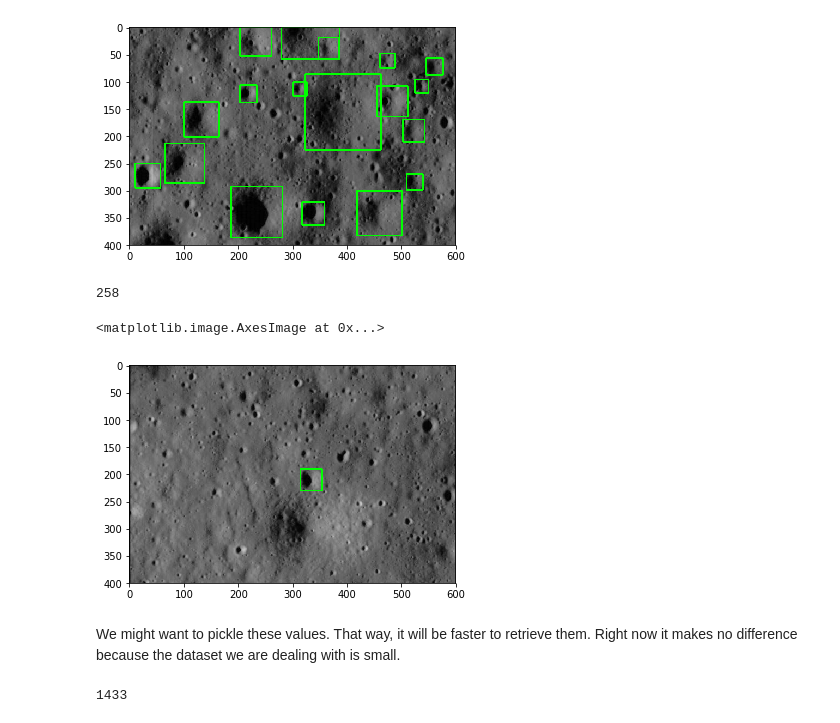
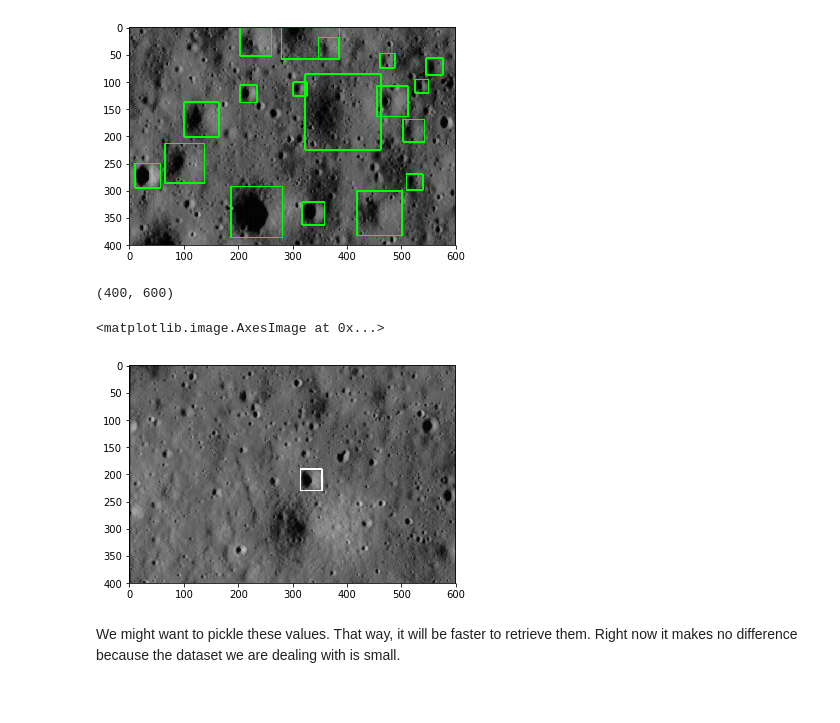
Before and after one commit to thibaudteil/OpNav_Tracking, a Jupyter notebook: Notebook/neural_network.ipynb, the cells around one changed output. Saved outputs shown, nothing was run; the diff lists cells and outputs as text; code cells hidden in the pictures.

```diff
--- a/Notebook/neural_network.ipynb
+++ b/Notebook/neural_network.ipynb
@@ -63,9 +63,7 @@ LRO_files = os.listdir(LRO_dir)
 images = {}
 for file in LRO_files:
     if file[-3:] == 'jpg':
-        images[file] = cv2.imread(os.path.join(LRO_dir, file))
+        images[file] = cv2.imread(os.path.join(LRO_dir, file), 0)
-# %% [output]
-258
 # %%
 # Format data into arrays
 # Repeat image for every crater in image i.e., create a "new" training example
@@ -75,19 +73,17 @@ for image in images:
     for box in lro_labels[image]:
         X.append(images[image])
         y.append(box)
+# %% [output]
+(400, 600)
 # %%
 # Make sure we encoded the data properly
 # Try changing rand a few times and make sure the bounding box actually finds a crater
 rand = 25
 temp_img = X[rand]
-cv2.rectangle(temp_img, (y[rand][0], y[rand][1]), (y[rand][2], y[rand][3]), (0, 255, 0), 2)
+cv2.rectangle(temp_img, (y[rand][0], y[rand][1]), (y[rand][2], y[rand][3]), 255, 2)
 plt.imshow(temp_img, cmap='gray')
 # %% [output]
 <matplotlib.image.AxesImage at 0x...>
-[figure, old version]
+[figure, new version]
 # %% [markdown]
 We might want to pickle these values. That way, it will be faster to retrieve them. Right now it makes no difference because the dataset we are dealing with is small.
-# %%
-print(len(X))
-# %% [output]
-1433
```
Also changed, not shown: parts of 5 cells of this notebook, 4 other files.
